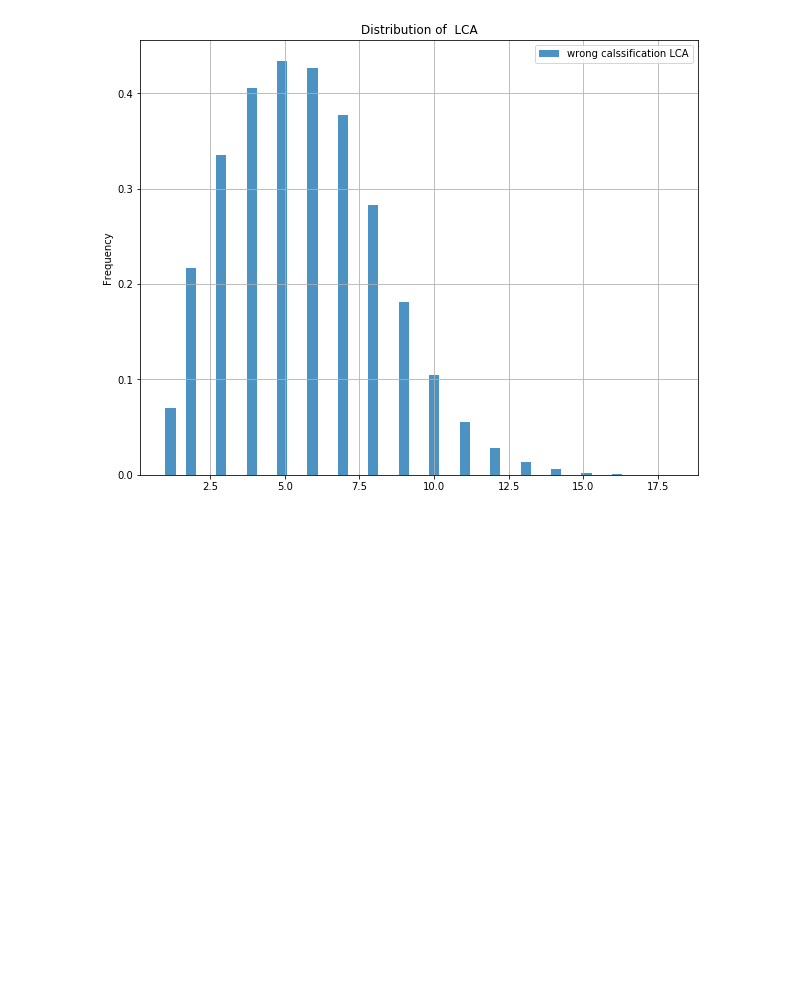
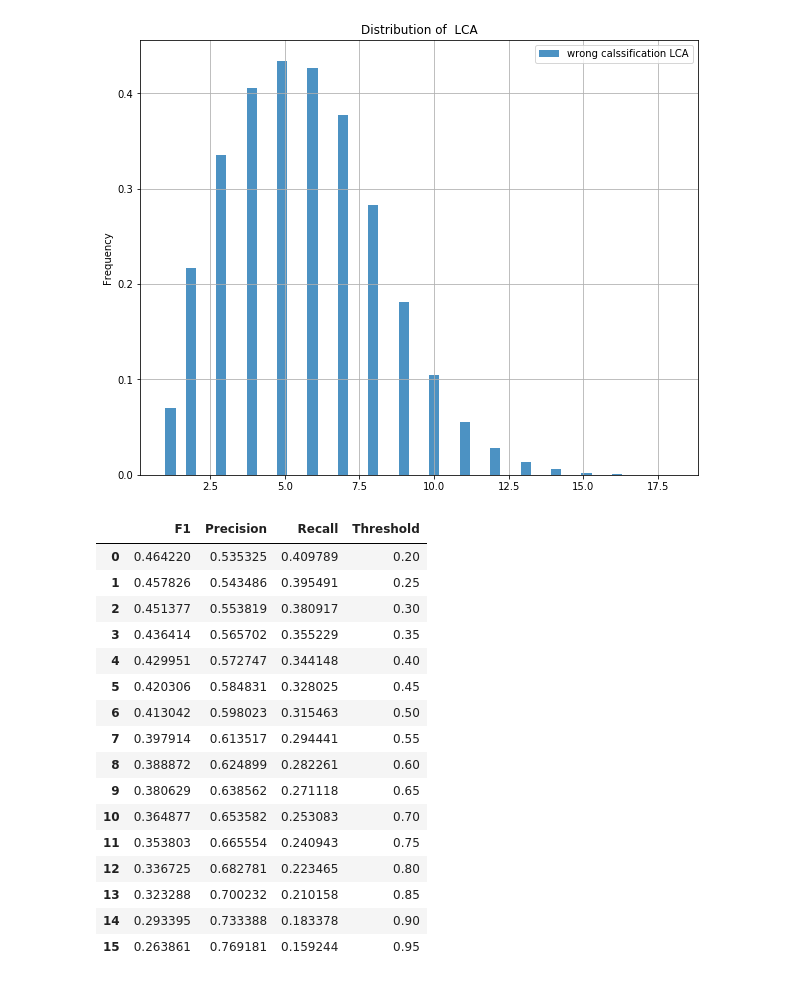
Before and after one commit to yotamfr/prot2vec, a Jupyter notebook: src/python/digo.ipynb, the cells around one changed output. Cells and saved outputs as stored; diff of their text form; code cells hidden in the pictures; blank space fills up the shorter version.

```diff
--- a/src/python/digo.ipynb
+++ b/src/python/digo.ipynb
@@ -346,0 +352,25 @@ plt.show()
+# %%
+import pandas as pd
+from baselines import *
+
+thresholds = [0.20, 0.25, 0.30, 0.35, 0.40, 0.45, 0.50, 0.55, 0.60, 0.65, 0.70, 0.75, 0.80, 0.85, 0.90, 0.95]
+perf_ks = ths, prs, rcs, f1s = performance(digo_preds_ks_blast, gt_per_uid, ths=thresholds)
+pd.DataFrame({"Threshold":ths, "Precision":prs, "Recall":rcs, "F1":f1s}).head(20)
+# %% [output]
+|  | F1 | Precision | Recall | Threshold |
+| 0 | 0.464220 | 0.535325 | 0.409789 | 0.20 |
+| 1 | 0.457826 | 0.543486 | 0.395491 | 0.25 |
+| 2 | 0.451377 | 0.553819 | 0.380917 | 0.30 |
+| 3 | 0.436414 | 0.565702 | 0.355229 | 0.35 |
+| 4 | 0.429951 | 0.572747 | 0.344148 | 0.40 |
+| 5 | 0.420306 | 0.584831 | 0.328025 | 0.45 |
+| 6 | 0.413042 | 0.598023 | 0.315463 | 0.50 |
+| 7 | 0.397914 | 0.613517 | 0.294441 | 0.55 |
+| 8 | 0.388872 | 0.624899 | 0.282261 | 0.60 |
+| 9 | 0.380629 | 0.638562 | 0.271118 | 0.65 |
+| 10 | 0.364877 | 0.653582 | 0.253083 | 0.70 |
+| 11 | 0.353803 | 0.665554 | 0.240943 | 0.75 |
+| 12 | 0.336725 | 0.682781 | 0.223465 | 0.80 |
+| 13 | 0.323288 | 0.700232 | 0.210158 | 0.85 |
+| 14 | 0.293395 | 0.733388 | 0.183378 | 0.90 |
+| 15 | 0.263861 | 0.769181 | 0.159244 | 0.95 |
```
Also changed, not shown: parts of 6 cells of this notebook, 4 other files.
